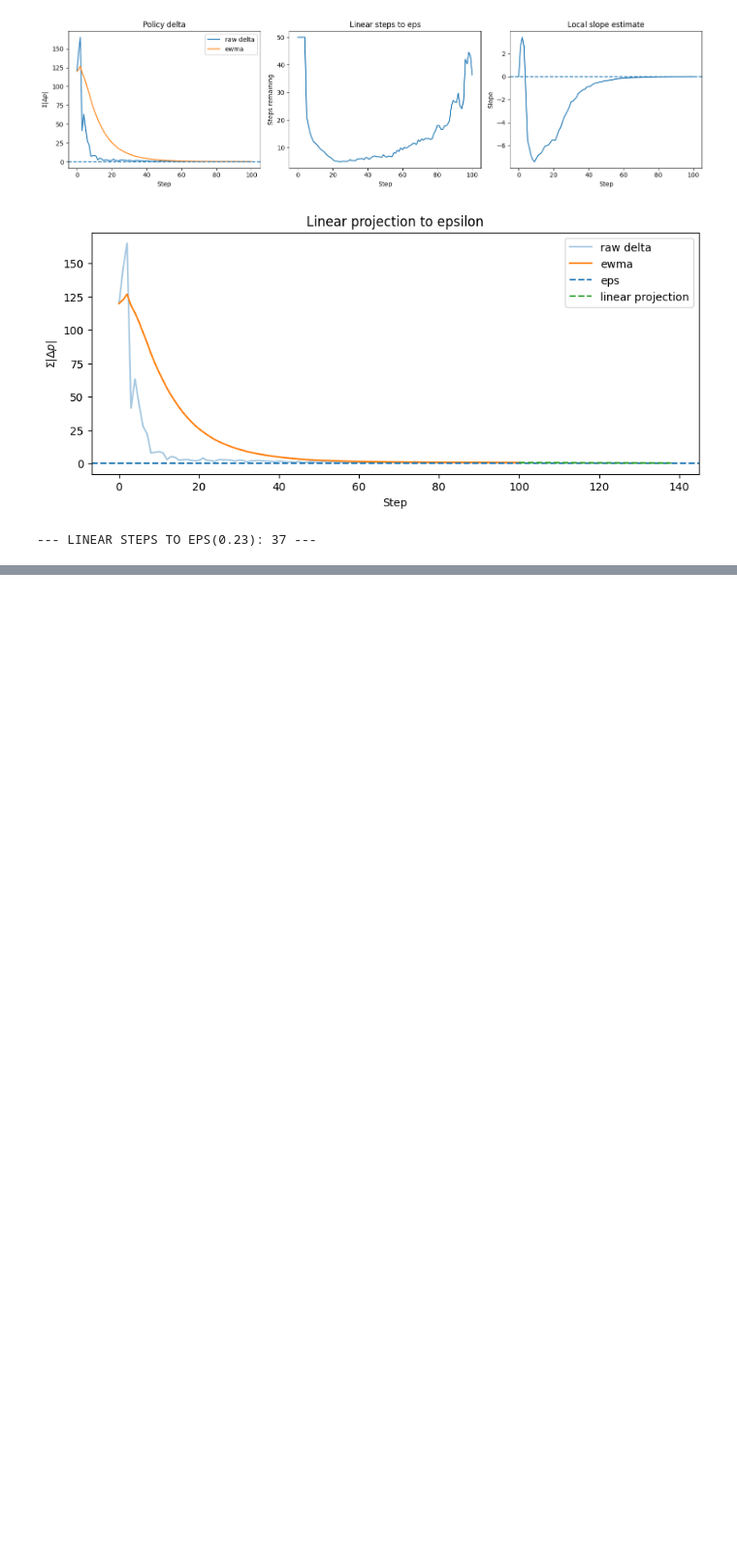
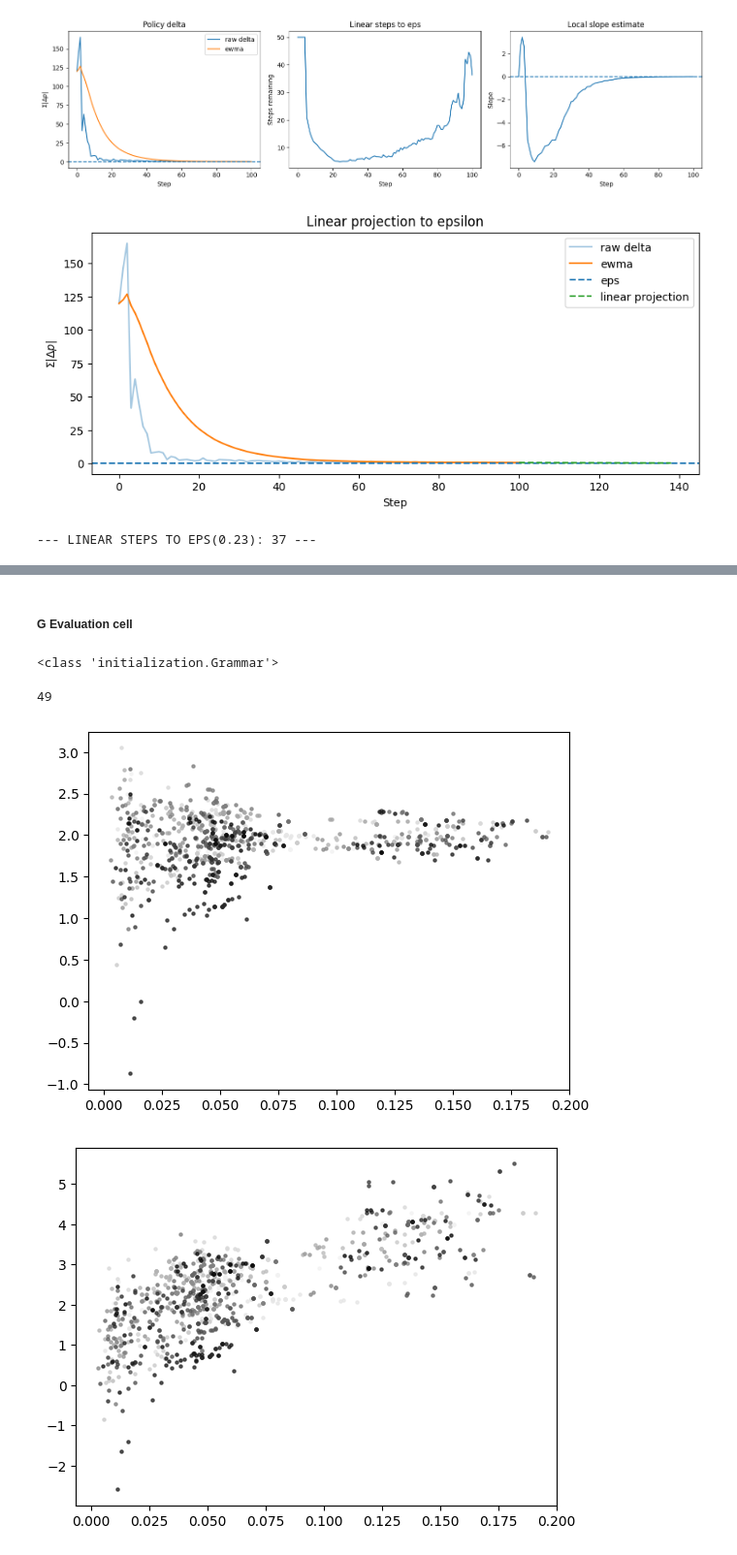
Before and after one commit to Logan-Kelsch/Structural_Regression, a Jupyter notebook: src/dev.ipynb, the cells around one changed output, grey strips where cells are left out. Shown at 97% size. Saved outputs shown, nothing was run; the diff lists cells and outputs as text; code cells hidden in the pictures; blank space fills up the shorter version.

```diff
--- a/src/dev.ipynb
+++ b/src/dev.ipynb
@@ -3930,7 +3930,7 @@ while k<1000:
     del walker, X
 
     k+=1
-    if(h<0.02*23):
+    if(h<0.01*23):
         break
 # %%
 import dill as pickle
@@ -4322,0 +4575,11 @@ out = analyze_ucbmat_linear_convergence(
+# %% [markdown]
+##### G Evaluation cell
+# %%
+import dill
+
+with open("001.g", "rb") as file:
+    G = dill.load(file)
+
+print(type(G))
+# %% [output]
+<class 'initialization.Grammar'>
@@ -4322,0 +4770,17 @@ out = analyze_ucbmat_linear_convergence(
+# %%
+print(len(EVs[0]))
+# %% [output]
+49
+# %%
+for i in range(len(prop_g)):
+    f = 1-i/len(prop_g)
+    plt.scatter(prop_g[i], obs_score_g[i], s=5, alpha=0.75, color=(f,f,f))
+plt.show()
+
+for i in range(len(prop_g)):
+    f = 1-i/len(prop_g)
+    plt.scatter(prop_g[i], EVs[i], s=5, alpha=0.75, color=(f,f,f))
+plt.show()
+# %% [output]
+[figure, added]
+[figure, added]
```
Also changed, not shown: parts of 4 cells of this notebook, 2 other files.
